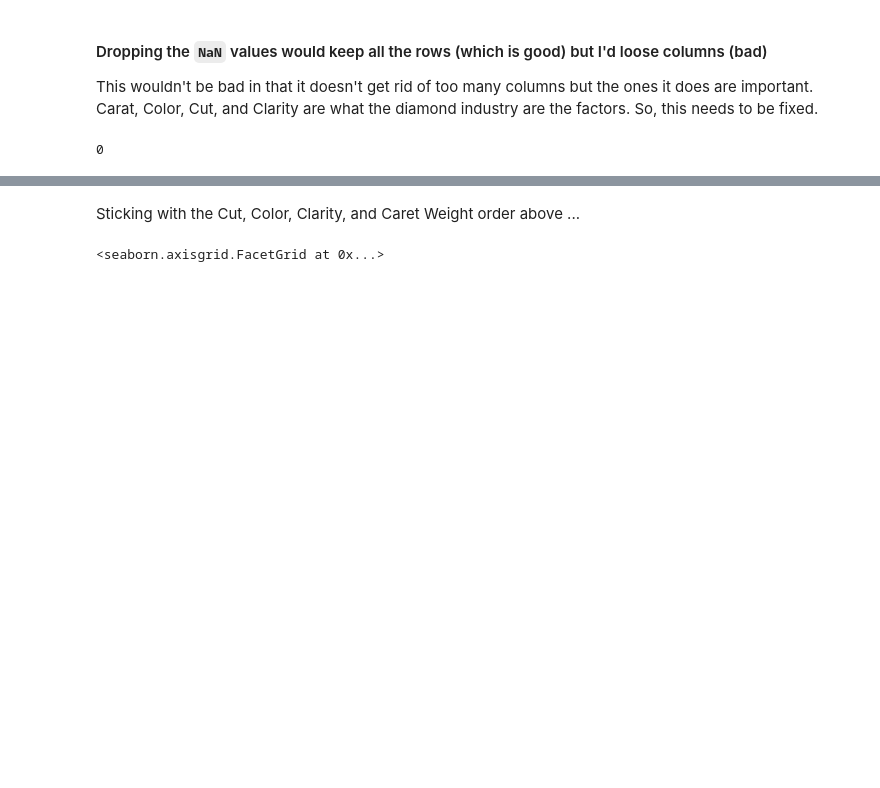
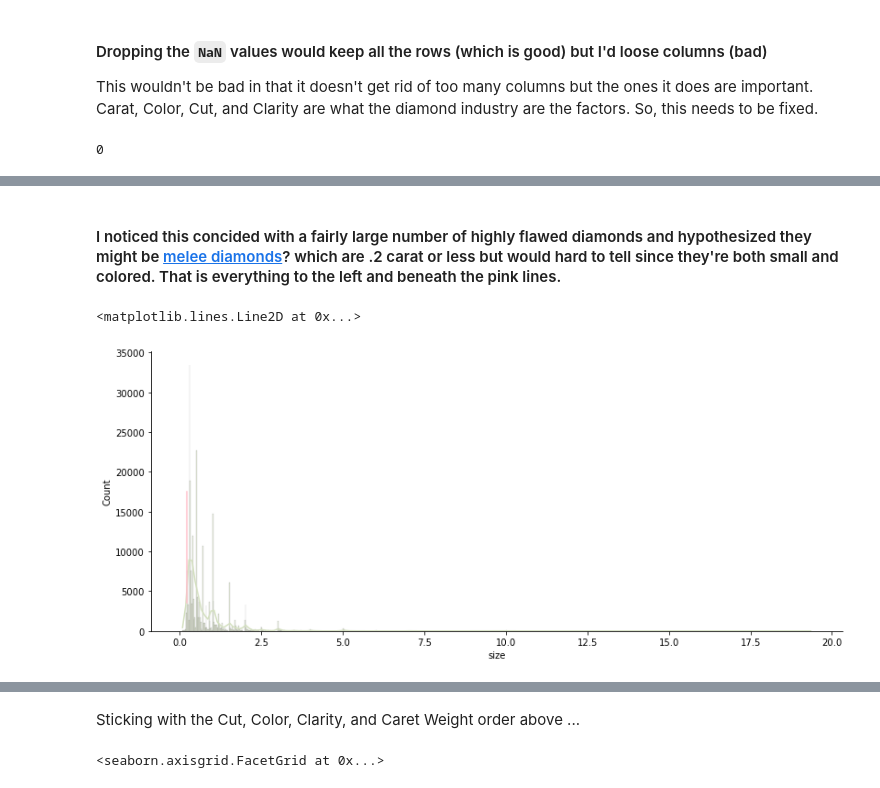
Before and after one commit to Little-PyProjects/Bees, a Jupyter notebook: Diamonds/notebook/EDA.ipynb, the cells around one changed output, grey strips where cells are left out. Cells and saved outputs as stored; diff of their text form; code cells hidden in the pictures; blank space fills up the shorter version.

```diff
--- a/Diamonds/notebook/EDA.ipynb
+++ b/Diamonds/notebook/EDA.ipynb
@@ -157,0 +177,11 @@ for col in col_list:
+# %% [markdown]
+#### I noticed this concided with a fairly large number of highly flawed diamonds and hypothesized they might be [melee diamonds](https://4cs.gia.edu/en-us/blog/melee-diamonds-tiny-diamonds-big-impact/)? which are .2 carat or less but would hard to tell since they're both small and colored. That is everything to the left and beneath the pink lines.
+# %%
+sns.set_palette(palette="ch:s=.55,rot=-.75", n_colors=14)
+
+
+sns.displot(data=df, x="size", kde=True, aspect=2.3)
+plt.axvline(.2, 0.1, 0.5,  c='pink')
+# %% [output]
+<matplotlib.lines.Line2D at 0x...>
+[figure, added]
```
Also changed, not shown: parts of 44 cells of this notebook.
